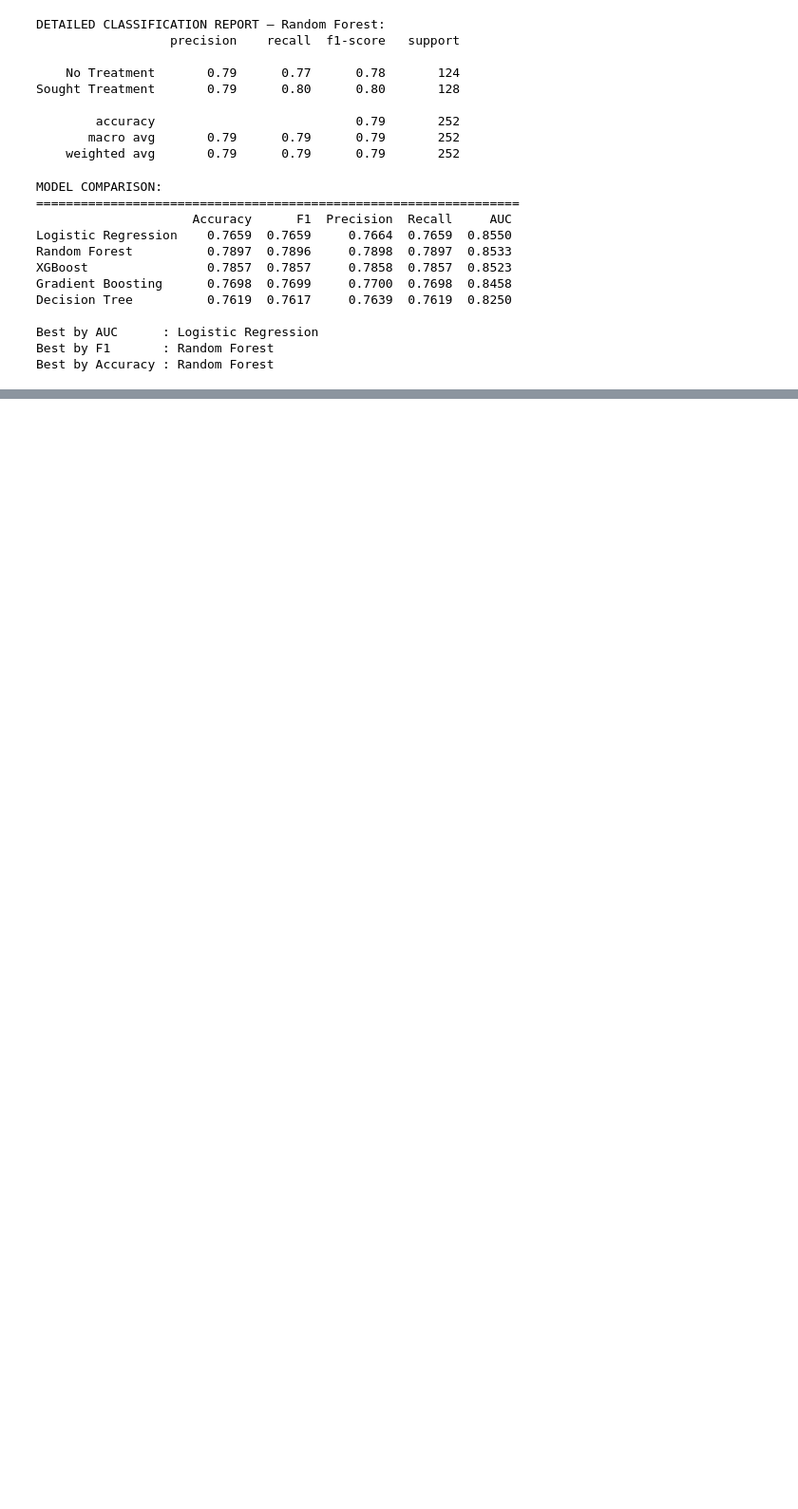
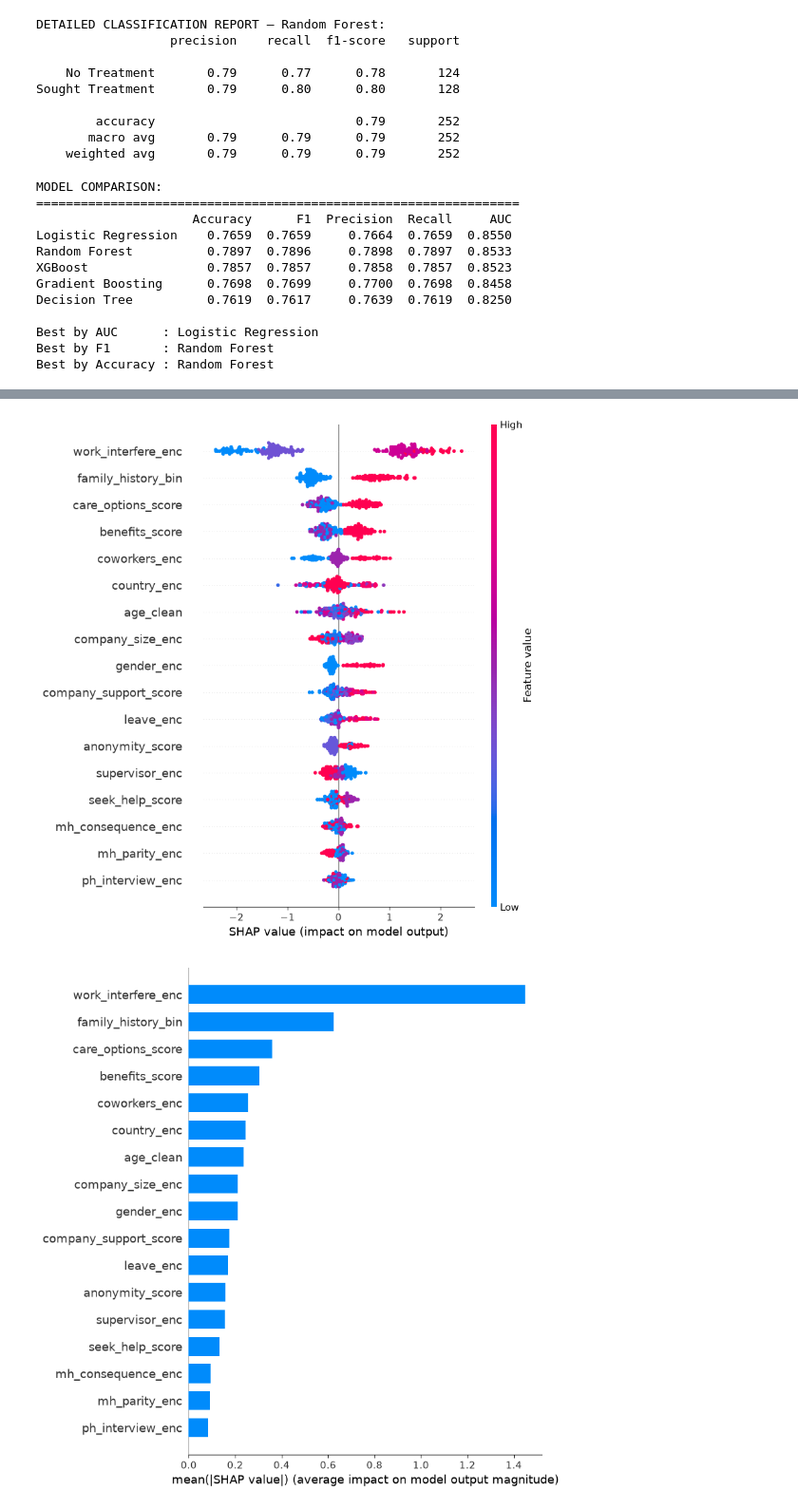
Before and after one commit to AuraFrizzati/kaggle-mh-tech-survey, a Jupyter notebook: local_exploration_notebook.ipynb, the cells around one changed output, grey strips where cells are left out. Shown at 95% size. Drawn from its saved outputs; the diff is of its cells as text; code cells hidden in the pictures; blank space fills up the shorter version.

Commit message:
shap values generated

```diff
--- a/local_exploration_notebook.ipynb
+++ b/local_exploration_notebook.ipynb
@@ -720,0 +723,19 @@ Best by Accuracy : Random Forest
+# %%
+import shap
+
+# 1. Initialize the explainer with your trained model (e.g., your Random Forest model)
+explainer = shap.TreeExplainer(xgb_model) # Replace rf_model with your actual model variable
+
+# 2. Calculate SHAP values for your test features
+# (Assuming your test features are named X_te to match your y_te variable)
+shap_values = explainer.shap_values(X_te)
+
+# 3. Visualize the results
+# Summary Plot: Shows overall feature importance and the direction of impact on predictions
+shap.summary_plot(shap_values, X_te)
+
+# Bar Plot: Standard global feature importance ranking
+shap.summary_plot(shap_values, X_te, plot_type="bar")
+# %% [output]
+[figure, added]
+[figure, added]
```
Also changed, not shown: parts of 4 cells of this notebook.
